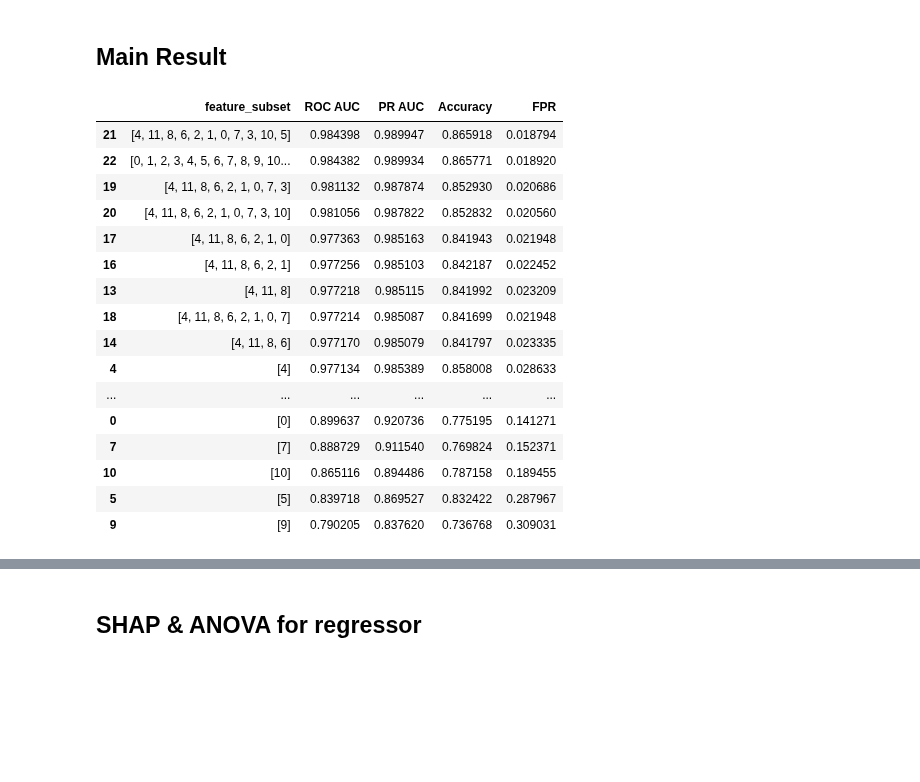
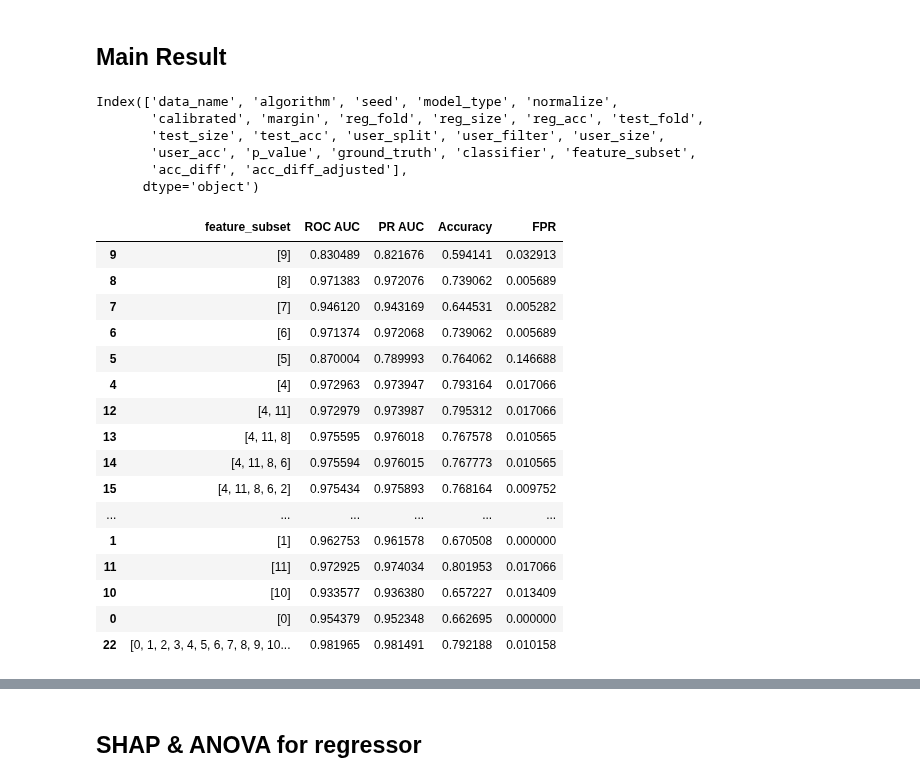
Before and after one commit to cleverhans-lab/suitability, a Jupyter notebook: tables_plots.ipynb, the cells around one changed output, grey strips where cells are left out. Drawn from its saved outputs; the diff is of its cells as text; code cells hidden in the pictures; blank space fills up the shorter version.

```diff
--- a/tables_plots.ipynb
+++ b/tables_plots.ipynb
@@ -24,27 +25,32 @@ np.random.seed(32)
 # %% [markdown]
 ## Main Result
 # %%
-def calculate_metrics(df, significance_level=0.05):
+def calculate_metrics(df, significance_level=0.05, col_name='p_value', only_acc = False):
     # Ensure ground_truth and p_value are present
-    if "ground_truth" not in df.columns or "p_value" not in df.columns:
+    if "ground_truth" not in df.columns or col_name not in df.columns:
         raise ValueError("DataFrame must contain 'ground_truth' and 'p_value' columns.")
 
-    # Calculate ROC AUC and PR AUC
-    roc_auc = roc_auc_score(
-        df["ground_truth"], -df["p_value"]
-    )  # Negating p_value as lower is better
-    pr_auc = average_precision_score(df["ground_truth"], -df["p_value"])
-
     # Calculate predictions based on significance level
-    predictions = (df["p_value"] <= significance_level).astype(int)
+    predictions = (df[col_name] <= significance_level).astype(int)
 
     # Calculate Accuracy
     accuracy = (predictions == df["ground_truth"]).mean()
+
+    if only_acc:
+        return {
+            "Accuracy": accuracy
+        }
 
     # Calculate False Positive Rate (FPR)
     false_positives = ((predictions == 1) & (df["ground_truth"] == 0)).sum()
     true_negatives = (df["ground_truth"] == 0).sum()
     fpr = false_positives / true_negatives if true_negatives > 0 else 0.0
+
+    # Calculate ROC AUC and PR AUC
+    roc_auc = roc_auc_score(
+        df["ground_truth"], -df[col_name]
+    )  # Negating p_value as lower is better
+    pr_auc = average_precision_score(df["ground_truth"], -df[col_name])
 
     return {
         "ROC AUC": roc_auc,
@@ -54,34 +60,42 @@ def calculate_metrics(df, significance_level=0.05):
     }
 # %%
 results_df = pd.read_csv("suitability/results/sf_evals/erm/fmow_sf_results_id_subsets_ERM_last_0.csv")
+results_df = results_df[results_df['margin'] == 0]
+print(results_df.columns)
 subset_results = []
 
 for subsets in results_df['feature_subset'].unique():
     subset_df = results_df[results_df['feature_subset'] == subsets]
     metrics = calculate_metrics(subset_df)
     subset_results.append({
         'feature_subset': subsets,
         **metrics
     })
 
 subset_results_df = pd.DataFrame(subset_results)
-subset_results_df = subset_results_df.sort_values('ROC AUC', ascending=False)
+subset_results_df = subset_results_df.sort_values('feature_subset', ascending=False)
 display(subset_results_df)
 # %% [output]
+Index(['data_name', 'algorithm', 'seed', 'model_type', 'normalize',
+       'calibrated', 'margin', 'reg_fold', 'reg_size', 'reg_acc', 'test_fold',
+       'test_size', 'test_acc', 'user_split', 'user_filter', 'user_size',
+       'user_acc', 'p_value', 'ground_truth', 'classifier', 'feature_subset',
+       'acc_diff', 'acc_diff_adjusted'],
+      dtype='object')
 |  | feature_subset | ROC AUC | PR AUC | Accuracy | FPR |
-| 21 | [4, 11, 8, 6, 2, 1, 0, 7, 3, 10, 5] | 0.984398 | 0.989947 | 0.865918 | 0.018794 |
-| 22 | [0, 1, 2, 3, 4, 5, 6, 7, 8, 9, 10... | 0.984382 | 0.989934 | 0.865771 | 0.018920 |
-| 19 | [4, 11, 8, 6, 2, 1, 0, 7, 3] | 0.981132 | 0.987874 | 0.852930 | 0.020686 |
-| 20 | [4, 11, 8, 6, 2, 1, 0, 7, 3, 10] | 0.981056 | 0.987822 | 0.852832 | 0.020560 |
-| 17 | [4, 11, 8, 6, 2, 1, 0] | 0.977363 | 0.985163 | 0.841943 | 0.021948 |
-| 16 | [4, 11, 8, 6, 2, 1] | 0.977256 | 0.985103 | 0.842187 | 0.022452 |
-| 13 | [4, 11, 8] | 0.977218 | 0.985115 | 0.841992 | 0.023209 |
-| 18 | [4, 11, 8, 6, 2, 1, 0, 7] | 0.977214 | 0.985087 | 0.841699 | 0.021948 |
-| 14 | [4, 11, 8, 6] | 0.977170 | 0.985079 | 0.841797 | 0.023335 |
-| 4 | [4] | 0.977134 | 0.985389 | 0.858008 | 0.028633 |
+| 9 | [9] | 0.830489 | 0.821676 | 0.594141 | 0.032913 |
+| 8 | [8] | 0.971383 | 0.972076 | 0.739062 | 0.005689 |
+| 7 | [7] | 0.946120 | 0.943169 | 0.644531 | 0.005282 |
+| 6 | [6] | 0.971374 | 0.972068 | 0.739062 | 0.005689 |
+| 5 | [5] | 0.870004 | 0.789993 | 0.764062 | 0.146688 |
+| 4 | [4] | 0.972963 | 0.973947 | 0.793164 | 0.017066 |
+| 12 | [4, 11] | 0.972979 | 0.973987 | 0.795312 | 0.017066 |
+| 13 | [4, 11, 8] | 0.975595 | 0.976018 | 0.767578 | 0.010565 |
+| 14 | [4, 11, 8, 6] | 0.975594 | 0.976015 | 0.767773 | 0.010565 |
+| 15 | [4, 11, 8, 6, 2] | 0.975434 | 0.975893 | 0.768164 | 0.009752 |
 | ... | ... | ... | ... | ... | ... |
-| 0 | [0] | 0.899637 | 0.920736 | 0.775195 | 0.141271 |
-| 7 | [7] | 0.888729 | 0.911540 | 0.769824 | 0.152371 |
-| 10 | [10] | 0.865116 | 0.894486 | 0.787158 | 0.189455 |
-| 5 | [5] | 0.839718 | 0.869527 | 0.832422 | 0.287967 |
-| 9 | [9] | 0.790205 | 0.837620 | 0.736768 | 0.309031 |
+| 1 | [1] | 0.962753 | 0.961578 | 0.670508 | 0.000000 |
+| 11 | [11] | 0.972925 | 0.974034 | 0.801953 | 0.017066 |
+| 10 | [10] | 0.933577 | 0.936380 | 0.657227 | 0.013409 |
+| 0 | [0] | 0.954379 | 0.952348 | 0.662695 | 0.000000 |
+| 22 | [0, 1, 2, 3, 4, 5, 6, 7, 8, 9, 10... | 0.981965 | 0.981491 | 0.792188 | 0.010158 |
```
Also changed, not shown: parts of 10 cells of this notebook, 2 other files.
